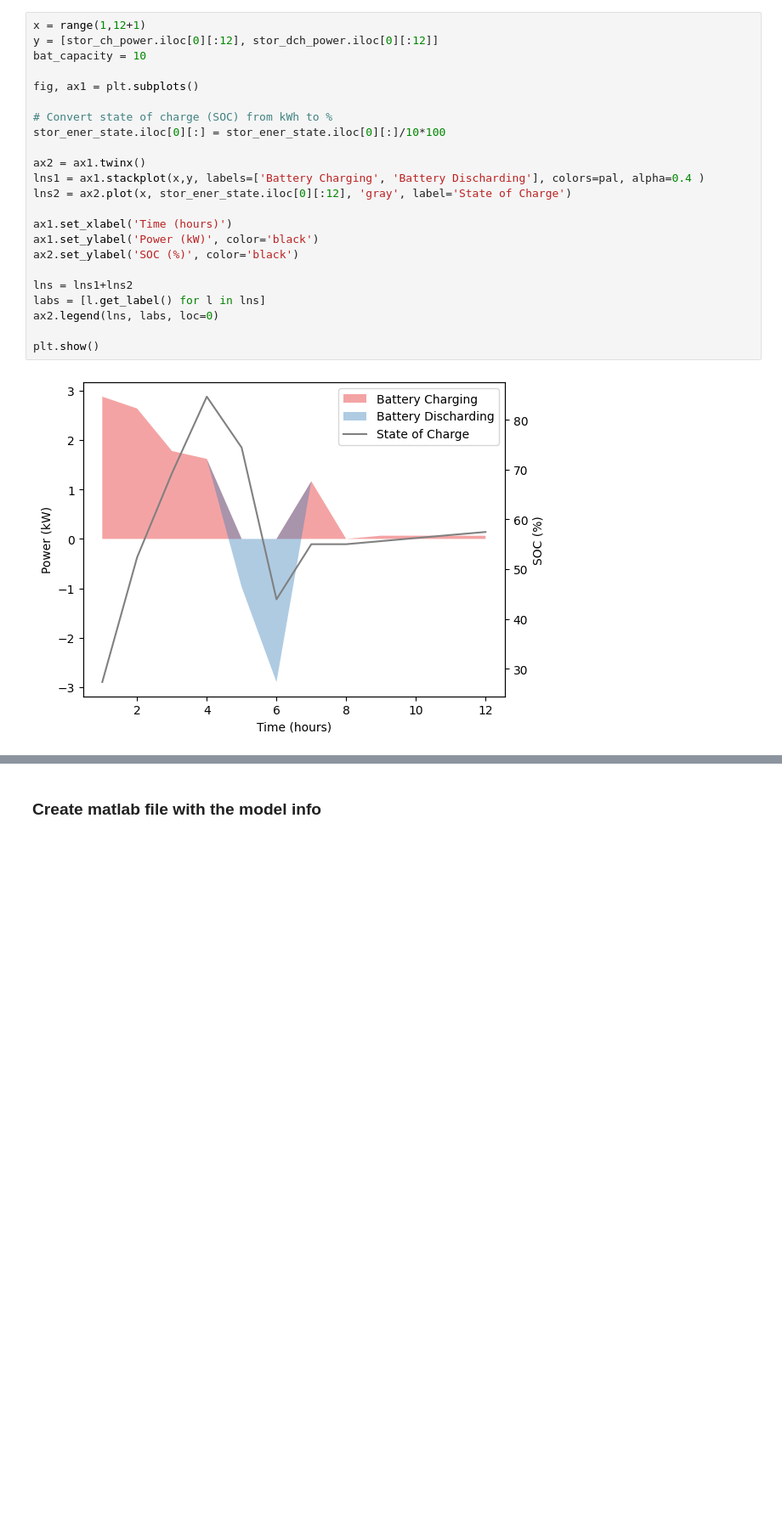
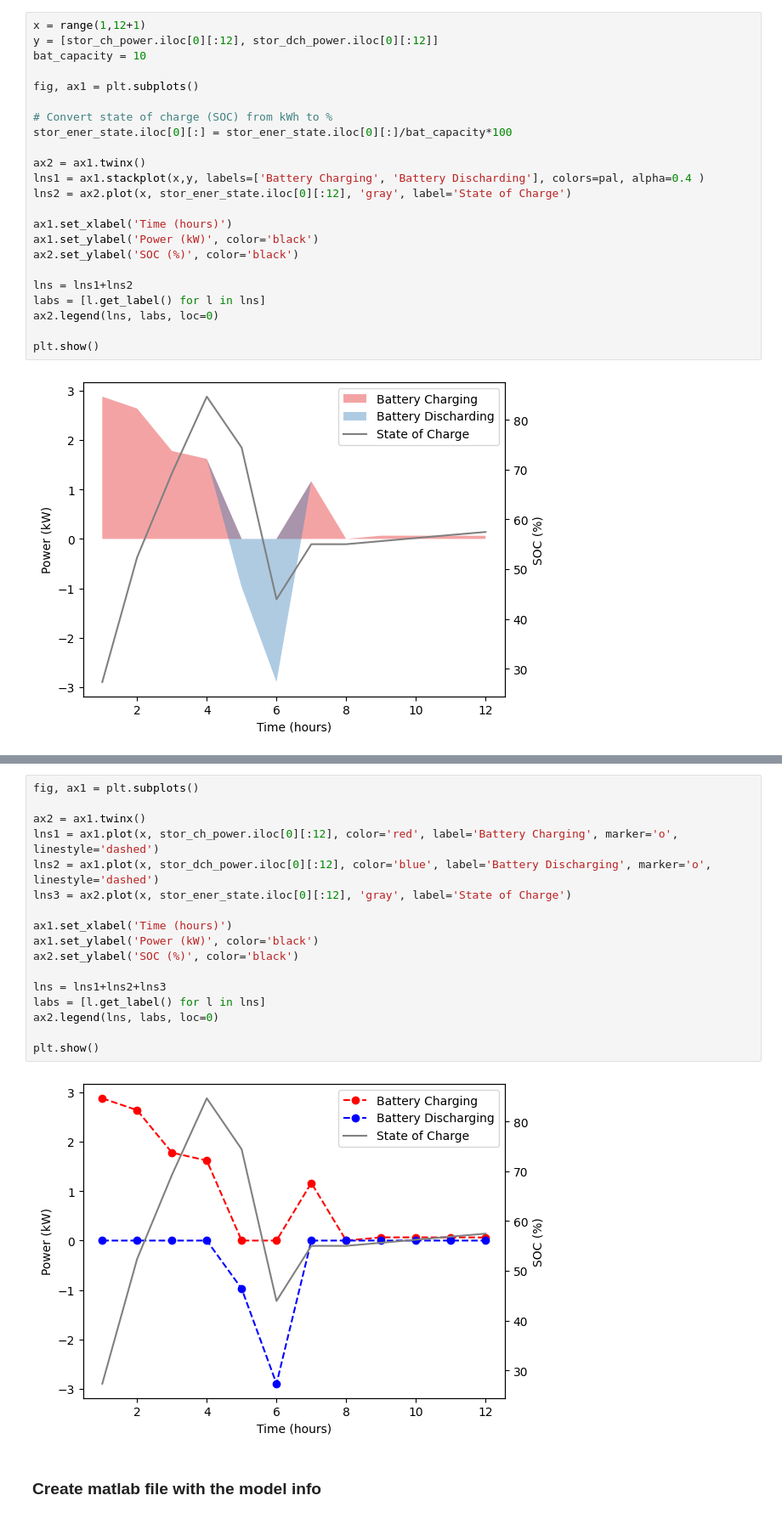
Before and after one commit to feelab-info/PROCSIM_ECs_Simulation_Scenarios, a Jupyter notebook: paper_experiments/Experiment2_EC_Optimization.ipynb, the cells around one changed output, grey strips where cells are left out. Shown at 85% size. Drawn from its saved outputs; the diff is of its cells as text; blank space fills up the shorter version.

Commit message:
Creates a new plot to show battery state

```diff
--- a/paper_experiments/Experiment2_EC_Optimization.ipynb
+++ b/paper_experiments/Experiment2_EC_Optimization.ipynb
@@ -1144,7 +1125,7 @@ bat_capacity = 10
 fig, ax1 = plt.subplots()
 
 # Convert state of charge (SOC) from kWh to %
-stor_ener_state.iloc[0][:] = stor_ener_state.iloc[0][:]/10*100
+stor_ener_state.iloc[0][:] = stor_ener_state.iloc[0][:]/bat_capacity*100
 
 ax2 = ax1.twinx()
 lns1 = ax1.stackplot(x,y, labels=['Battery Charging', 'Battery Discharding'], colors=pal, alpha=0.4 )
@@ -1164,3 +1147,22 @@ plt.show()
+# %%
+fig, ax1 = plt.subplots()
+
+ax2 = ax1.twinx()
+lns1 = ax1.plot(x, stor_ch_power.iloc[0][:12], color='red', label='Battery Charging', marker='o', linestyle='dashed')
+lns2 = ax1.plot(x, stor_dch_power.iloc[0][:12], color='blue', label='Battery Discharging', marker='o', linestyle='dashed')
+lns3 = ax2.plot(x, stor_ener_state.iloc[0][:12], 'gray', label='State of Charge')
+
+ax1.set_xlabel('Time (hours)')
+ax1.set_ylabel('Power (kW)', color='black')
+ax2.set_ylabel('SOC (%)', color='black')
+
+lns = lns1+lns2+lns3
+labs = [l.get_label() for l in lns]
+ax2.legend(lns, labs, loc=0)
+
+plt.show()
+# %% [output]
+[figure, added]
 # %% [markdown]
 ### Create matlab file with the model info
 # %%
```
Also changed, not shown: parts of 4 cells of this notebook.
